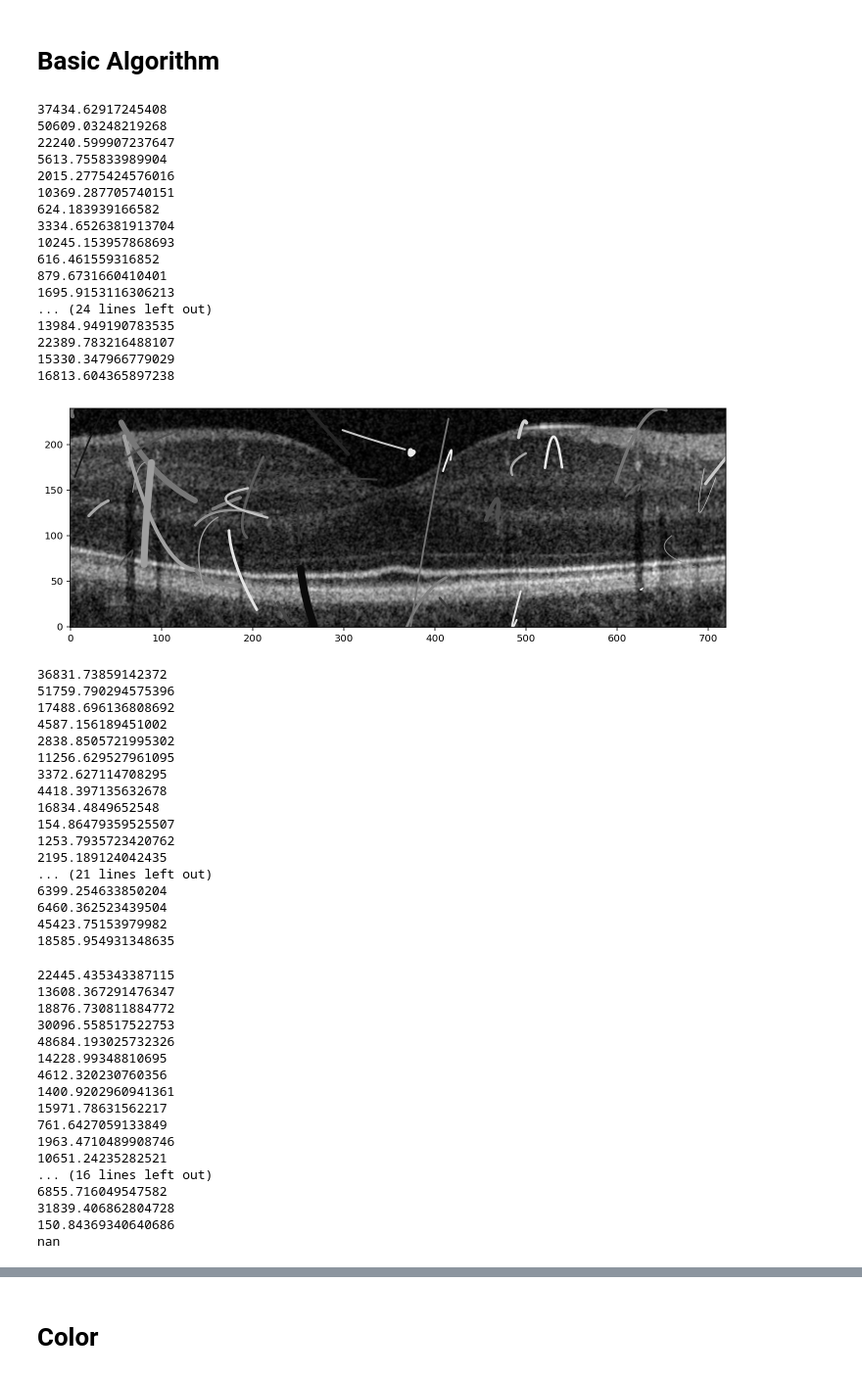
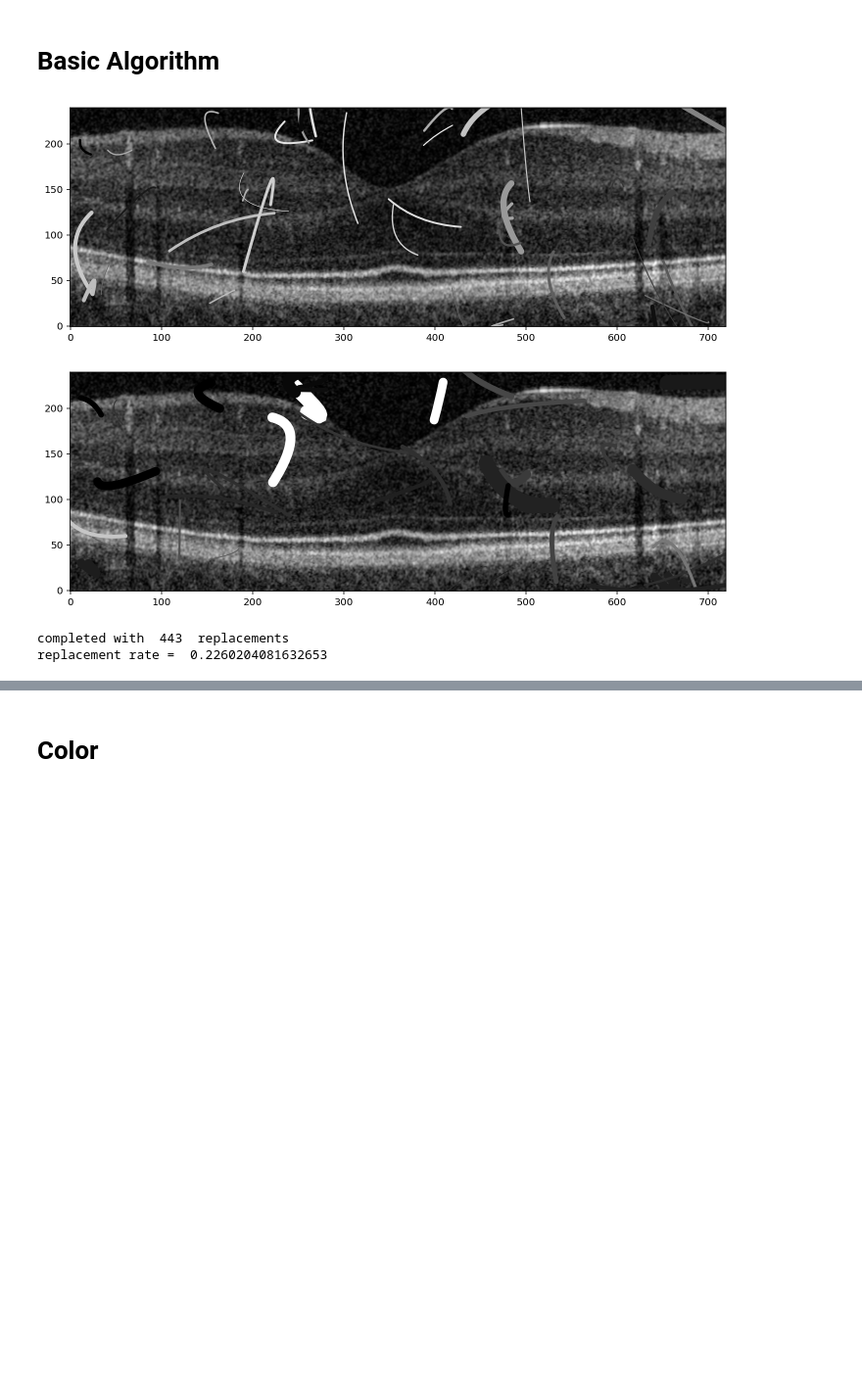
Before and after one commit to Will-H007/Camouflage-Worms, a Jupyter notebook: CamoWorms/CamoWorms.ipynb, the cells around one changed output, grey strips where cells are left out. Shown at 98% size. Drawn from its saved outputs; the diff is of its cells as text; code cells hidden in the pictures; blank space fills up the shorter version.

```diff
--- a/CamoWorms/CamoWorms.ipynb
+++ b/CamoWorms/CamoWorms.ipynb
@@ -403,8 +403,8 @@ class Camo_Worm_Solution:
         worm_mask = self.mask_single_worm(worm)
         # Now mask the original background for the selected worm
         orig = self.target_image.copy()  # Create a copy to avoid modifying the original array
-        print(((orig[worm_mask] - (worm.colour * 255))**2).mean())
-        mean_square = ((orig[worm_mask] - (worm.colour * 255))**2).mean() # Find the difference between the worm and the background
+        colour_resids = orig[worm_mask] - (worm.colour * 255)
+        mean_square = (colour_resids**2).mean() # Find the difference between the worm and the background
         return mean_square
 
     def calc_unweighted_costs(self, worm):
@@ -433,7 +433,7 @@ class Camo_Worm_Solution:
             colour = 1
         elif colour < 0:
             colour = 0
-        width = np.abs(worm.width + rng.standard_normal())
+        width = max(worm.width + rng.standard_normal(), 1)
         return Camo_Worm(midx, midy, r, theta, dr, dgamma, width, colour)
 
     def evol_X_gens(self, generations, image_freq=100):
@@ -484,57 +484,9 @@ class Camo_Worm_Solution:
 initial_weights = np.array((-1,1,1,1)) # size weight, bend weight, colour weight, dist weight
 test_clew = Camo_Worm_Solution(image, weights=initial_weights)
 # %%
-test_clew.evol_X_gens(5, 10)
+test_clew.evol_X_gens(50, 100)
 # %% [output]
+[figure, new version]
+[figure, new version]
-37434.62917245408
-50609.03248219268
-22240.599907237647
-5613.755833989904
-2015.2775424576016
-10369.287705740151
-624.183939166582
-3334.6526381913704
-10245.153957868693
-616.461559316852
-879.6731660410401
-1695.9153116306213
-... (24 lines left out)
-13984.949190783535
-22389.783216488107
-15330.347966779029
-16813.604365897238
+completed with  443  replacements
+replacement rate =  0.2260204081632653
-[figure, old version]
-36831.73859142372
-51759.790294575396
-17488.696136808692
-4587.156189451002
-2838.8505721995302
-11256.629527961095
-3372.627114708295
-4418.397135632678
-16834.4849652548
-154.86479359525507
-1253.7935723420762
-2195.189124042435
-... (21 lines left out)
-6399.254633850204
-6460.362523439504
-45423.75153979982
-18585.954931348635
-22445.435343387115
-13608.367291476347
-18876.730811884772
-30096.558517522753
-48684.193025732326
-14228.99348810695
-4612.320230760356
-1400.9202960941361
-15971.78631562217
-761.6427059133849
-1963.4710489908746
-10651.24235282521
-... (16 lines left out)
-6855.716049547582
-31839.406862804728
-150.84369340640686
-nan
```
Also changed, not shown: parts of 2 cells of this notebook.
